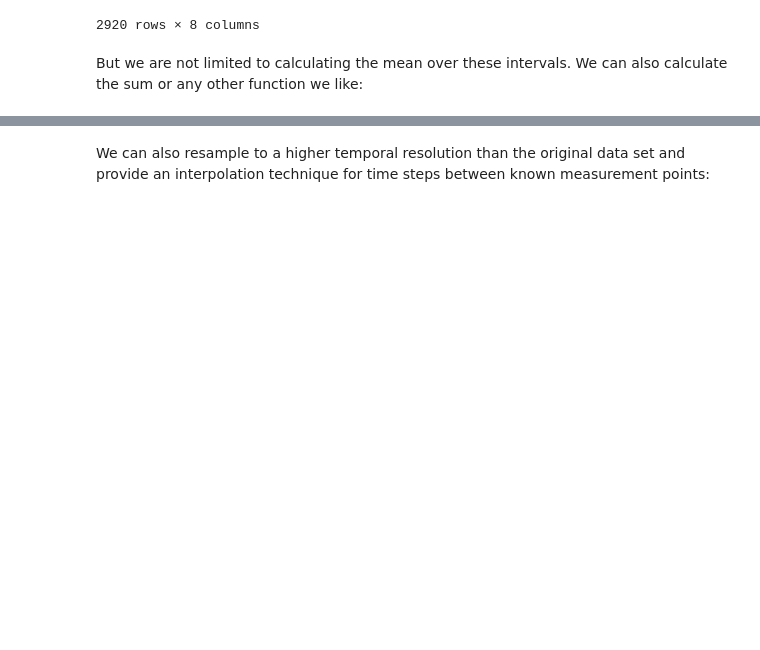
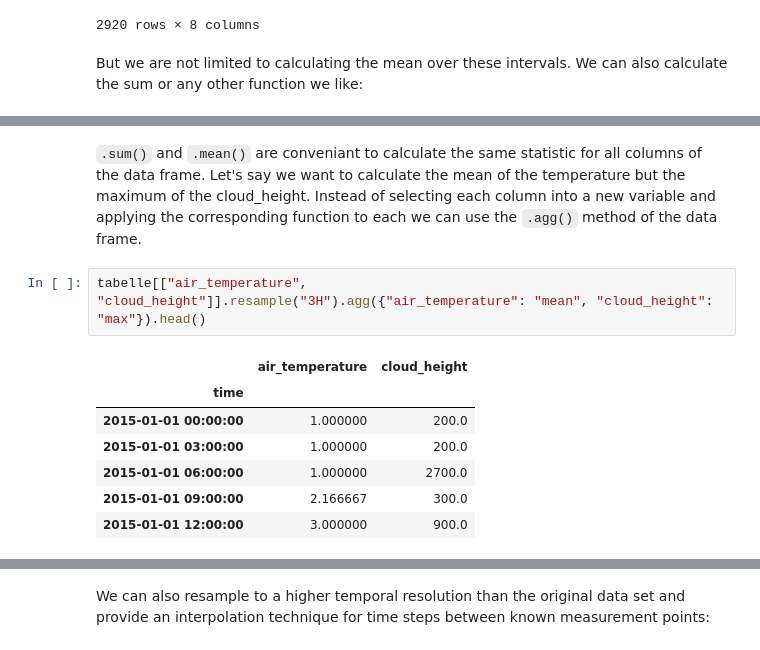
Before and after one commit to python-kurs/sommersemester_2019, a Jupyter notebook: content/units/S01E04.ipynb, the cells around one changed output, grey strips where cells are left out. Saved outputs shown, nothing was run; the diff lists cells and outputs as text; blank space fills up the shorter version.

```diff
--- a/content/units/S01E04.ipynb
+++ b/content/units/S01E04.ipynb
@@ -429,3 +429,15 @@ tabelle.resample('3H').sum()
 | 2015-12-31 18:00:00 | 3000 | 30.0 | 30.0 | 1010.0 | 14.0 | 6150.0 | 200.0 | ... |
 | 2015-12-31 21:00:00 | 3200 | 30.0 | 30.0 | 620.0 | 12.0 | 6153.0 | 300.0 | ... |
 2920 rows × 8 columns
+# %% [markdown]
+`.sum()` and `.mean()` are conveniant to calculate the same statistic for all columns of the data frame. Let's say we want to calculate the mean of the temperature but the maximum of the cloud_height. Instead of selecting each column into a new variable and applying the corresponding function to each we can use the `.agg()` method of the data frame.
+# %%
+tabelle[["air_temperature", "cloud_height"]].resample("3H").agg({"air_temperature": "mean", "cloud_height": "max"}).head()
+# %% [output]
+|  | air_temperature | cloud_height |
+| time |  |  |
+| 2015-01-01 00:00:00 | 1.000000 | 200.0 |
+| 2015-01-01 03:00:00 | 1.000000 | 200.0 |
+| 2015-01-01 06:00:00 | 1.000000 | 2700.0 |
+| 2015-01-01 09:00:00 | 2.166667 | 300.0 |
+| 2015-01-01 12:00:00 | 3.000000 | 900.0 |
```
Also changed, not shown: parts of 26 cells of this notebook.
